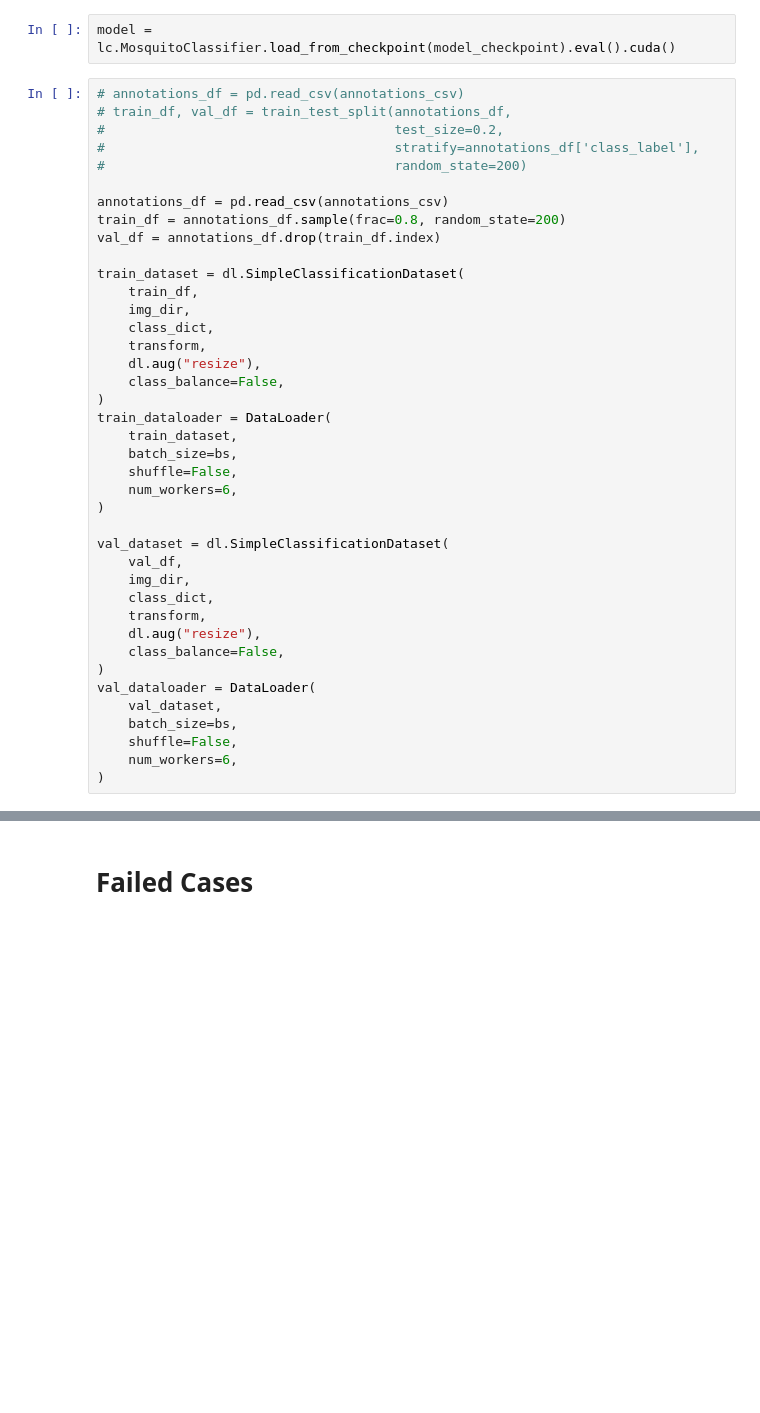
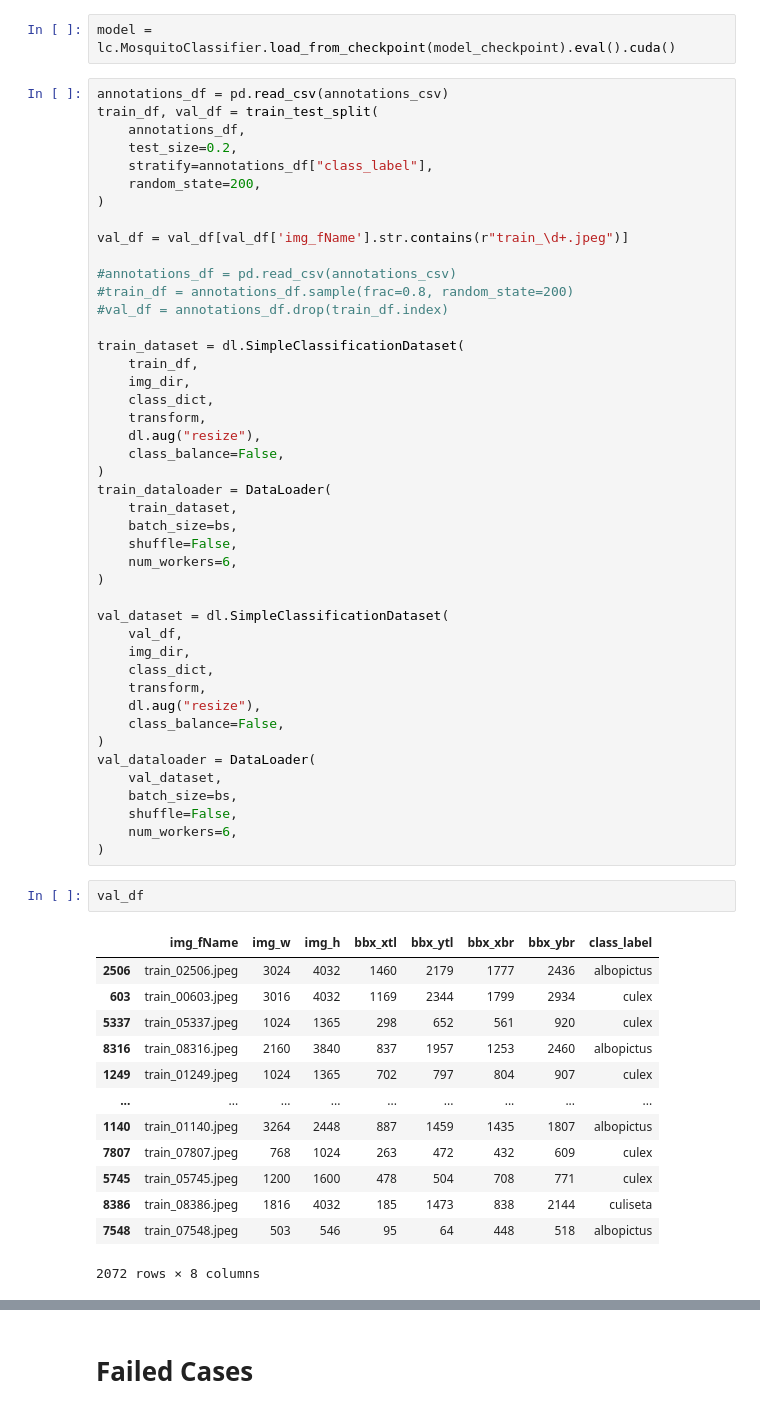
Before and after one commit to HCA97/Mosquito-Classifiction, a Jupyter notebook: mosquito_classification_v1.ipynb, the cells around one changed output, grey strips where cells are left out. Cells and saved outputs as stored; diff of their text form; blank space fills up the shorter version.

```diff
--- a/mosquito_classification_v1.ipynb
+++ b/mosquito_classification_v1.ipynb
@@ -67,15 +68,19 @@ bs = 256
 # %%
 model = lc.MosquitoClassifier.load_from_checkpoint(model_checkpoint).eval().cuda()
 # %%
-# annotations_df = pd.read_csv(annotations_csv)
-# train_df, val_df = train_test_split(annotations_df,
-#                                     test_size=0.2,
-#                                     stratify=annotations_df['class_label'],
-#                                     random_state=200)
+annotations_df = pd.read_csv(annotations_csv)
+train_df, val_df = train_test_split(
+    annotations_df,
+    test_size=0.2,
+    stratify=annotations_df["class_label"],
+    random_state=200,
+)
 
-annotations_df = pd.read_csv(annotations_csv)
-train_df = annotations_df.sample(frac=0.8, random_state=200)
-val_df = annotations_df.drop(train_df.index)
+val_df = val_df[val_df['img_fName'].str.contains(r"train_\d+.jpeg")]
+
+#annotations_df = pd.read_csv(annotations_csv)
+#train_df = annotations_df.sample(frac=0.8, random_state=200)
+#val_df = annotations_df.drop(train_df.index)
 
 train_dataset = dl.SimpleClassificationDataset(
     train_df,
@@ -106,5 +111,21 @@ val_dataloader = DataLoader(
     shuffle=False,
     num_workers=6,
 )
+# %%
+val_df
+# %% [output]
+|  | img_fName | img_w | img_h | bbx_xtl | bbx_ytl | bbx_xbr | bbx_ybr | class_label |
+| 2506 | train_02506.jpeg | 3024 | 4032 | 1460 | 2179 | 1777 | 2436 | albopictus |
+| 603 | train_00603.jpeg | 3016 | 4032 | 1169 | 2344 | 1799 | 2934 | culex |
+| 5337 | train_05337.jpeg | 1024 | 1365 | 298 | 652 | 561 | 920 | culex |
+| 8316 | train_08316.jpeg | 2160 | 3840 | 837 | 1957 | 1253 | 2460 | albopictus |
+| 1249 | train_01249.jpeg | 1024 | 1365 | 702 | 797 | 804 | 907 | culex |
+| ... | ... | ... | ... | ... | ... | ... | ... | ... |
+| 1140 | train_01140.jpeg | 3264 | 2448 | 887 | 1459 | 1435 | 1807 | albopictus |
+| 7807 | train_07807.jpeg | 768 | 1024 | 263 | 472 | 432 | 609 | culex |
+| 5745 | train_05745.jpeg | 1200 | 1600 | 478 | 504 | 708 | 771 | culex |
+| 8386 | train_08386.jpeg | 1816 | 4032 | 185 | 1473 | 838 | 2144 | culiseta |
+| 7548 | train_07548.jpeg | 503 | 546 | 95 | 64 | 448 | 518 | albopictus |
+2072 rows × 8 columns
 # %%
 v_t, v_p = predict(model, val_dataloader)
```
Also changed, not shown: parts of 16 cells of this notebook, 11 other files.
